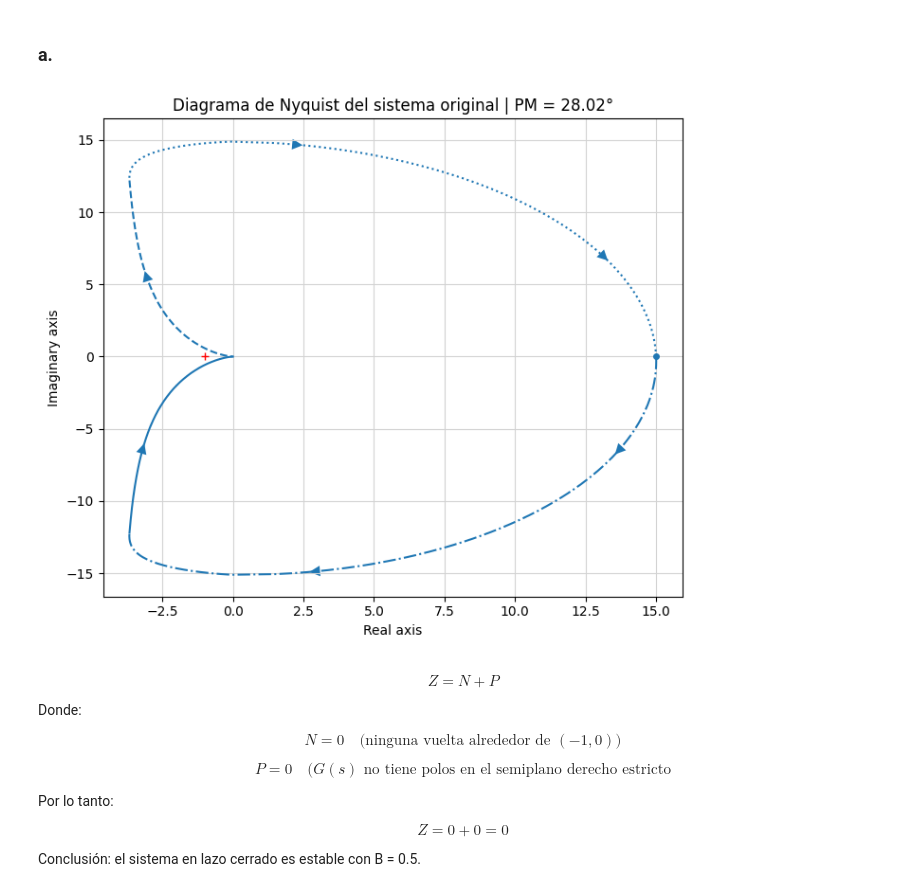
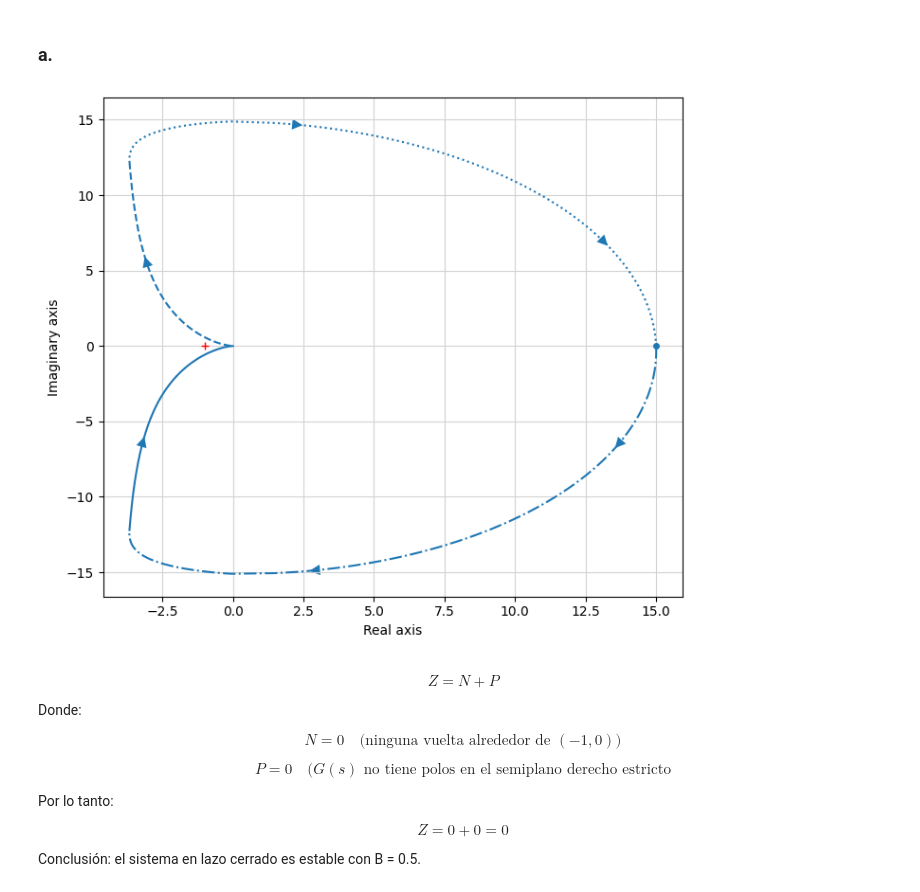
Before and after one commit to LucioLuque/Control-TP1, a Jupyter notebook: parte2.ipynb, the cells around one changed output. Saved outputs shown, nothing was run; the diff lists cells and outputs as text; code cells hidden in the pictures.

```diff
--- a/parte2.ipynb
+++ b/parte2.ipynb
@@ -16,17 +16,16 @@ def Gs(B):
 # %%
 G = Gs(0.5)
 gm, pm, wg, wp = ctrl.margin(G)
 
 # Diagrama de Nyquist
 fig, ax = plt.subplots(figsize=(7, 6))
 ctrl.nyquist_plot(G, ax=ax)
-ax.set_title(f'Diagrama de Nyquist del sistema original | PM = {pm:.2f}°')
 ax.grid(True)
 plt.tight_layout()
 fig.savefig('Latex/figures/ej2_nyquist_nominal.png', dpi=150, bbox_inches='tight')
 plt.show()
 # %% [output]
-[figure, old version]
+[figure, new version]
 # %% [markdown]
 $$
 Z = N + P
```
Also changed, not shown: parts of 6 cells of this notebook, 12 other files.
